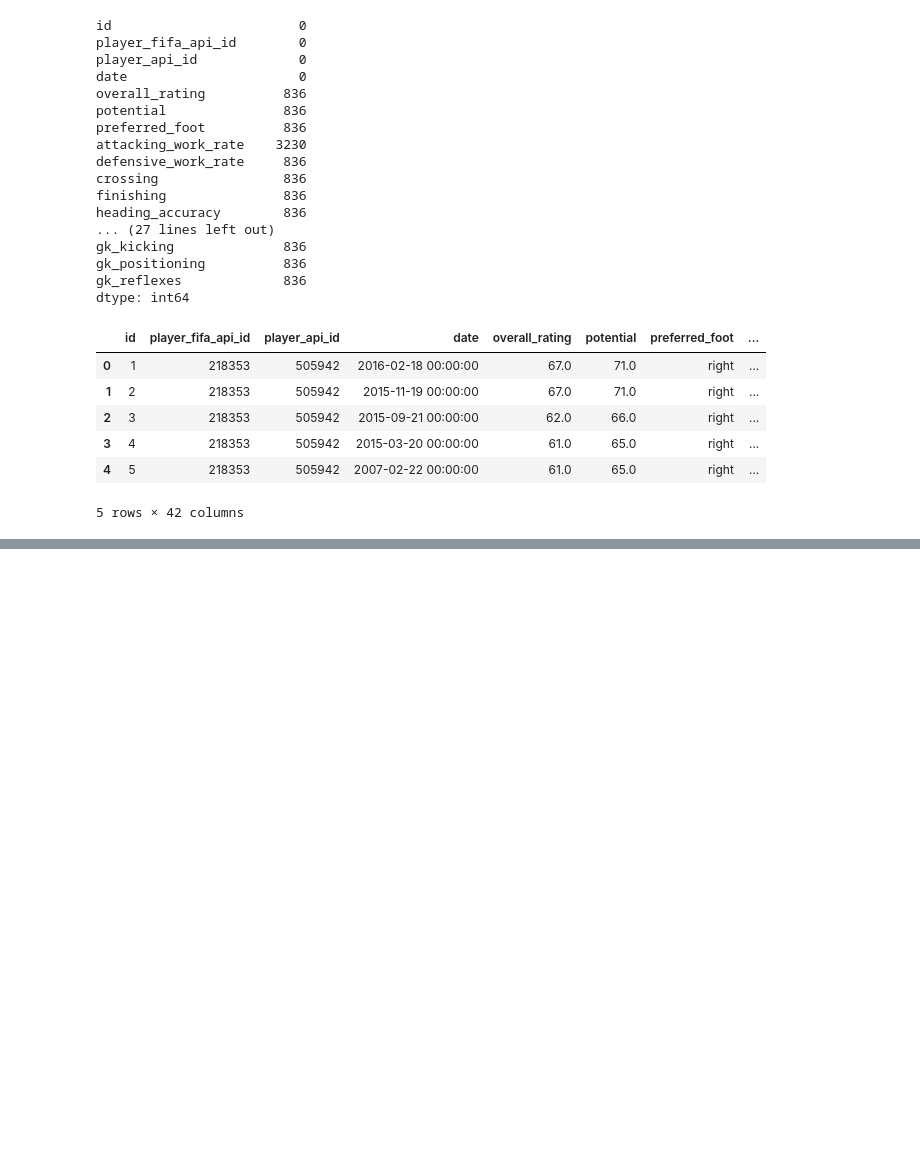
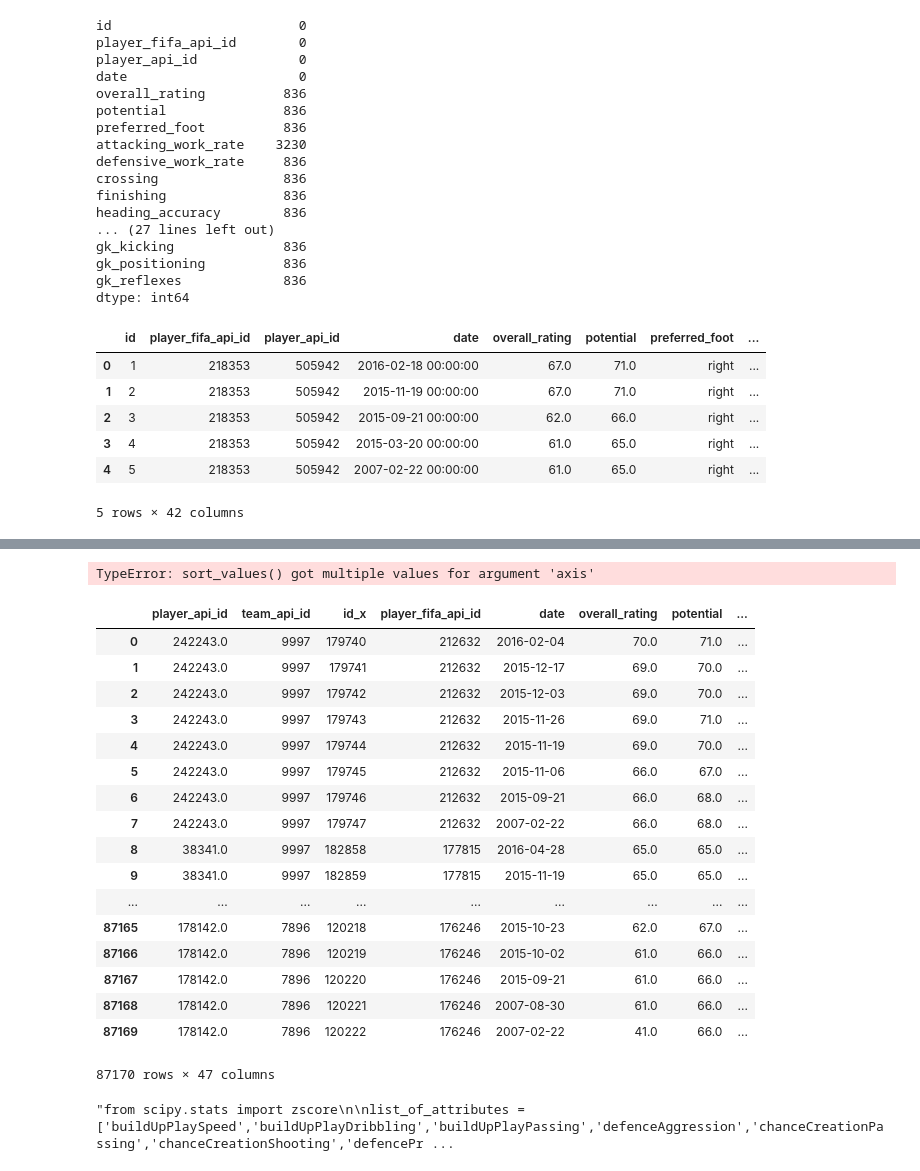
Before and after one commit to abhiksark/Udacity-DataAnalyst-Nanodegree, a Jupyter notebook: football_analysis/EDA.ipynb, the cells around one changed output, grey strips where cells are left out. Saved outputs shown, nothing was run; the diff lists cells and outputs as text; code cells hidden in the pictures; blank space fills up the shorter version.

```diff
--- a/football_analysis/EDA.ipynb
+++ b/football_analysis/EDA.ipynb
@@ -181,0 +560,33 @@ df_player_attributes.head()
+# %%
+df_team_performance_2015.sort_values("overall_rating")
+# %% [output]
+TypeError: sort_values() got multiple values for argument 'axis'
+# %%
+df_player_team
+# %% [output]
+|  | player_api_id | team_api_id | id_x | player_fifa_api_id | date | overall_rating | potential | ... |
+| 0 | 242243.0 | 9997 | 179740 | 212632 | 2016-02-04 | 70.0 | 71.0 | ... |
+| 1 | 242243.0 | 9997 | 179741 | 212632 | 2015-12-17 | 69.0 | 70.0 | ... |
+| 2 | 242243.0 | 9997 | 179742 | 212632 | 2015-12-03 | 69.0 | 70.0 | ... |
+| 3 | 242243.0 | 9997 | 179743 | 212632 | 2015-11-26 | 69.0 | 71.0 | ... |
+| 4 | 242243.0 | 9997 | 179744 | 212632 | 2015-11-19 | 69.0 | 70.0 | ... |
+| 5 | 242243.0 | 9997 | 179745 | 212632 | 2015-11-06 | 66.0 | 67.0 | ... |
+| 6 | 242243.0 | 9997 | 179746 | 212632 | 2015-09-21 | 66.0 | 68.0 | ... |
+| 7 | 242243.0 | 9997 | 179747 | 212632 | 2007-02-22 | 66.0 | 68.0 | ... |
+| 8 | 38341.0 | 9997 | 182858 | 177815 | 2016-04-28 | 65.0 | 65.0 | ... |
+| 9 | 38341.0 | 9997 | 182859 | 177815 | 2015-11-19 | 65.0 | 65.0 | ... |
+| ... | ... | ... | ... | ... | ... | ... | ... | ... |
+| 87165 | 178142.0 | 7896 | 120218 | 176246 | 2015-10-23 | 62.0 | 67.0 | ... |
+| 87166 | 178142.0 | 7896 | 120219 | 176246 | 2015-10-02 | 61.0 | 66.0 | ... |
+| 87167 | 178142.0 | 7896 | 120220 | 176246 | 2015-09-21 | 61.0 | 66.0 | ... |
+| 87168 | 178142.0 | 7896 | 120221 | 176246 | 2007-08-30 | 61.0 | 66.0 | ... |
+| 87169 | 178142.0 | 7896 | 120222 | 176246 | 2007-02-22 | 41.0 | 66.0 | ... |
+87170 rows × 47 columns
+# %%
+"""from scipy.stats import zscore
+
+list_of_attributes =  ['buildUpPlaySpeed','buildUpPlayDribbling','buildUpPlayPassing','defenceAggression','chanceCreationPassing','chanceCreationShooting','defencePressure','defenceTeamWidth']
+#df_comb_team_2015['rating']=df_comb_team_2015[list_of_attributes].apply(zscore).sum(axis=1)
+df_comb_team_2015['rating']=df_comb_team_2015[list_of_attributes].sum(axis=1)"""
+# %% [output]
+"from scipy.stats import zscore\n\nlist_of_attributes =  ['buildUpPlaySpeed','buildUpPlayDribbling','buildUpPlayPassing','defenceAggression','chanceCreationPassing','chanceCreationShooting','defencePr ...
```
Also changed, not shown: parts of 41 cells of this notebook.
